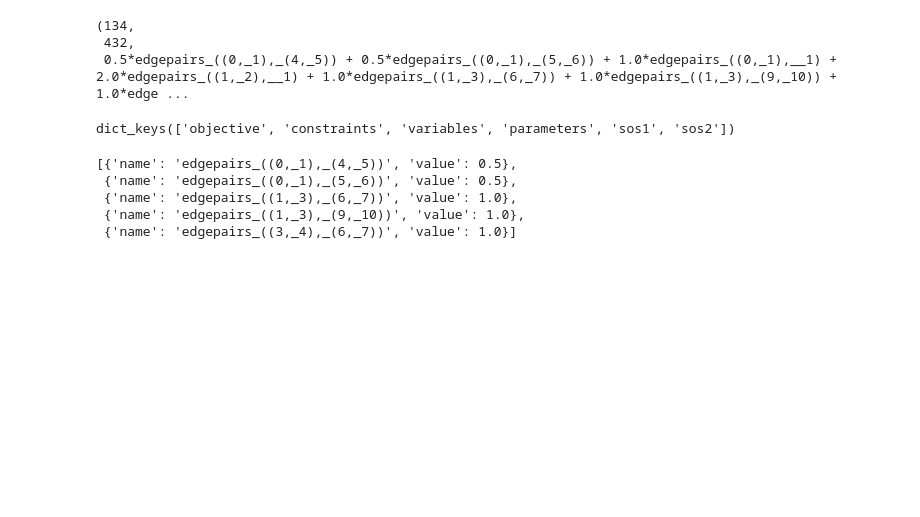
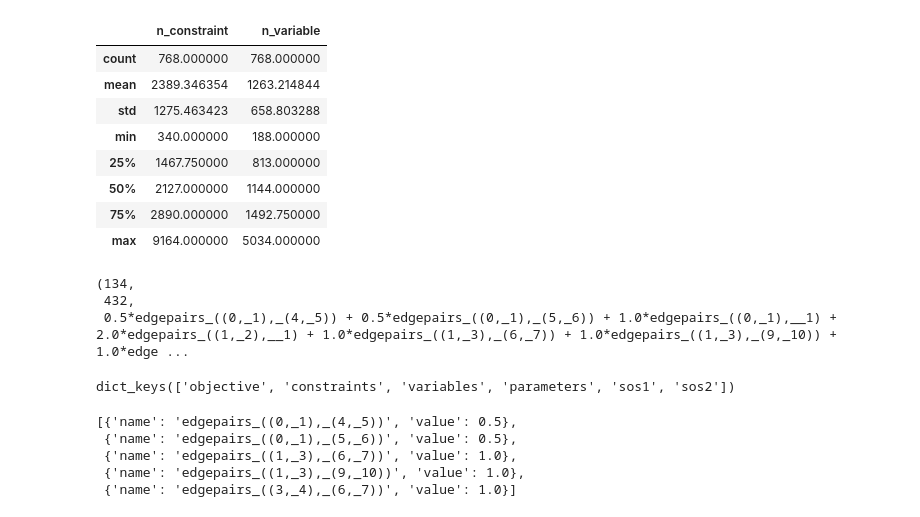
Before and after one commit to tornikeo/myopic-mces, a Jupyter notebook: blip.ipynb, the cells around one changed output. Drawn from its saved outputs; the diff is of its cells as text; code cells hidden in the pictures; blank space fills up the shorter version.

```diff
--- a/blip.ipynb
+++ b/blip.ipynb
@@ -17,3 +17,30 @@ G2 = construct_graph(smiles_b[0])
 # nx.draw(h)
 # %%
 ilp = get_ilp_itself(G1, G2, -1)
+# %%
+
+smiles_all = pd.read_csv('MassSpecGym.tsv', sep='\t').smiles.unique()
+smiles_a = smiles_all[:16]
+smiles_b = smiles_all[16:64]
+# %%
+ilps = [ get_ilp_itself(g1,g2,10) for g1,g2 in tqdm(product(map(construct_graph,smiles_a), map(construct_graph,smiles_b))) ]
+# %%
+d = []
+for ilp in tqdm(ilps):
+    n_constr = len(ilp.constraints)
+    n_var = len(ilp.variables())
+    d.append([n_constr, n_var])
+
+df = pd.DataFrame(d, columns=['n_constraint', 'n_variable'])
+# %%
+df.describe()
+# %% [output]
+|  | n_constraint | n_variable |
+| count | 768.000000 | 768.000000 |
+| mean | 2389.346354 | 1263.214844 |
+| std | 1275.463423 | 658.803288 |
+| min | 340.000000 | 188.000000 |
+| 25% | 1467.750000 | 813.000000 |
+| 50% | 2127.000000 | 1144.000000 |
+| 75% | 2890.000000 | 1492.750000 |
+| max | 9164.000000 | 5034.000000 |
```
Also changed, not shown: parts of 29 cells of this notebook, 1 other file.
